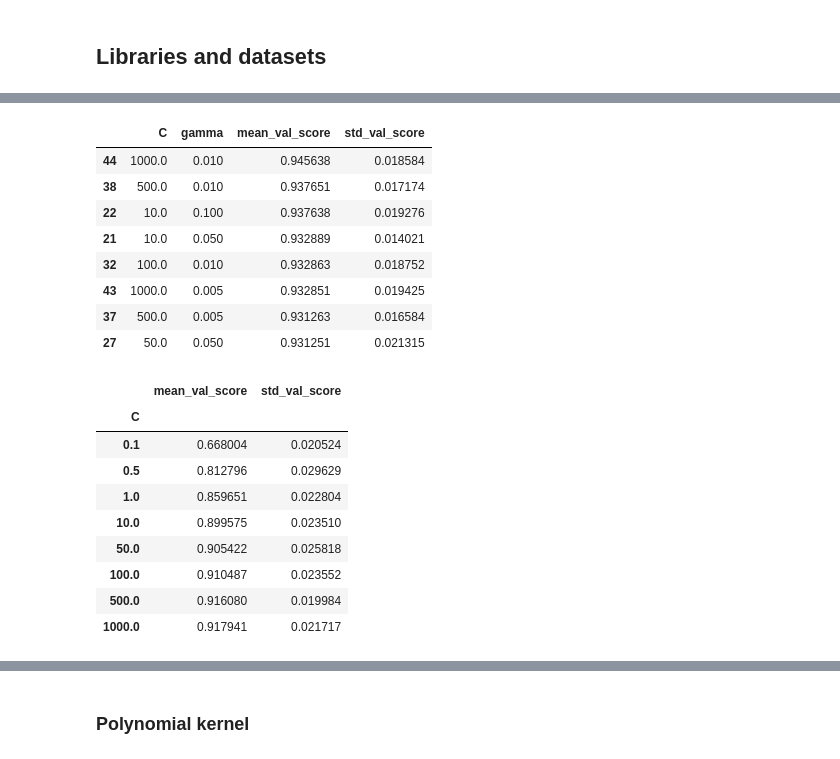
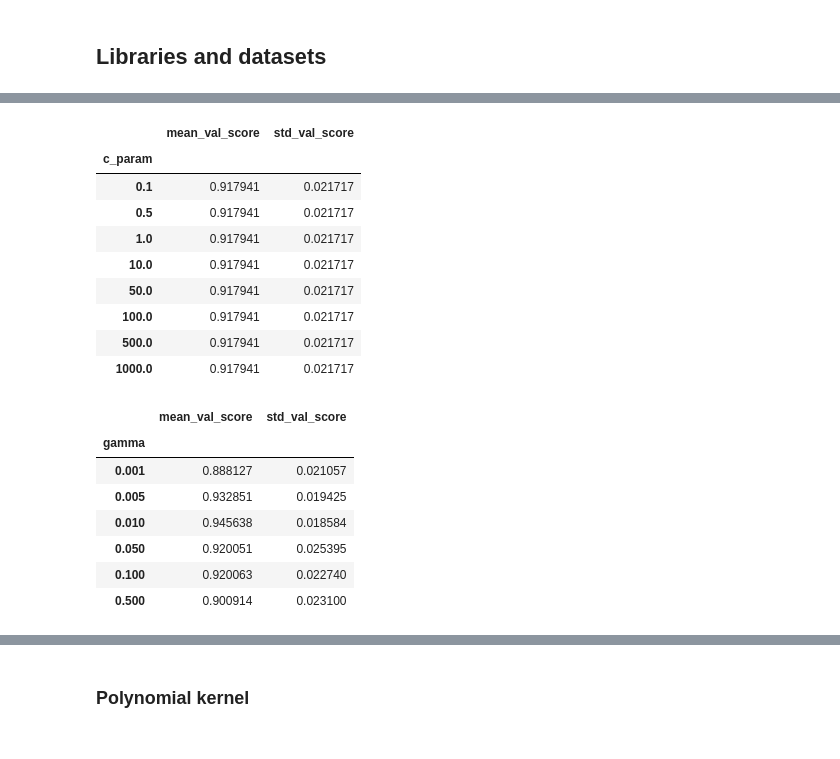
Before and after one commit to frankpietro/dm-project, a Jupyter notebook: DM_DonatiFrancaviglia_TASK3/SVC.ipynb, the cells around one changed output, grey strips where cells are left out. Drawn from its saved outputs; the diff is of its cells as text; code cells hidden in the pictures.

```diff
--- a/DM_DonatiFrancaviglia_TASK3/SVC.ipynb
+++ b/DM_DonatiFrancaviglia_TASK3/SVC.ipynb
@@ -29,17 +21,19 @@ y = train_y.values
 # %%
-kernel = 'rbf'
-
-C_list = [0.1, 0.5, 1, 10, 50, 100, 500, 1000]
-gamma_list = [0.001, 0.005, 0.01, 0.05, 0.1, 0.5]
-
-hyperparams_grid = itertools.product(C_list, gamma_list)
-
+# parameters dictionary for Decision Tree grid search
+param_d = {
+    KRL: ['rbf'],
+    CPRM: [0.1, 0.5, 1, 10, 50, 100, 500, 1000],
+    GMM: [0.001, 0.005, 0.01, 0.05, 0.1, 0.5]
+}
+# iteration on parameters to collect results
+grid = itertools.product(*[param_d[key] for key in sorted(param_d)])
 results = []
-
-for C_val, gamma in hyperparams_grid:
-    SVC_model=SVC(kernel=kernel, gamma=gamma, C=C_val)
-    mean_val_score, std_val_score = cross_validation_summary(SVC_model, x, y)
-    res = C_val, gamma, mean_val_score, std_val_score
+for c_param, gamma, kernel in grid:
+    model = SVC(kernel=kernel, gamma=gamma, C=c_val)
+    mean_val_score, std_val_score = cross_validation_summary(model, train_x.values, train_y.values)
+    res = c_param, gamma, kernel, mean_val_score, std_val_score
     results.append(res)
 
-rbf_df = pd.DataFrame(results, columns=['C', 'gamma', MVS, SVS])
+# print top 5 combination results
+result_df = pd.DataFrame(results, columns=sorted(param_d) + [MVS, SVS])
+result_df.sort_values(MVS, ascending=False).head(8)
@@ -46,25 +50,24 @@ rbf_df = pd.DataFrame(results, columns=['C', 'gamma', MVS, SVS])
 # %%
-rbf_df.sort_values(MVS, ascending=False).head(8)
+result_df.groupby(CPRM)[MVS, SVS].mean().sort_values(MVS, ascending=False)
 # %% [output]
-|  | C | gamma | mean_val_score | std_val_score |
-| 44 | 1000.0 | 0.010 | 0.945638 | 0.018584 |
-| 38 | 500.0 | 0.010 | 0.937651 | 0.017174 |
-| 22 | 10.0 | 0.100 | 0.937638 | 0.019276 |
-| 21 | 10.0 | 0.050 | 0.932889 | 0.014021 |
-| 32 | 100.0 | 0.010 | 0.932863 | 0.018752 |
-| 43 | 1000.0 | 0.005 | 0.932851 | 0.019425 |
-| 37 | 500.0 | 0.005 | 0.931263 | 0.016584 |
-| 27 | 50.0 | 0.050 | 0.931251 | 0.021315 |
+|  | mean_val_score | std_val_score |
+| c_param |  |  |
+| 0.1 | 0.917941 | 0.021717 |
+| 0.5 | 0.917941 | 0.021717 |
+| 1.0 | 0.917941 | 0.021717 |
+| 10.0 | 0.917941 | 0.021717 |
+| 50.0 | 0.917941 | 0.021717 |
+| 100.0 | 0.917941 | 0.021717 |
+| 500.0 | 0.917941 | 0.021717 |
+| 1000.0 | 0.917941 | 0.021717 |
 # %%
-rbf_df.groupby('C')[MVS, SVS].mean()
+result_df.groupby(GMM)[MVS, SVS].mean().sort_values(MVS, ascending=False)
 # %% [output]
 |  | mean_val_score | std_val_score |
-| C |  |  |
-| 0.1 | 0.668004 | 0.020524 |
-| 0.5 | 0.812796 | 0.029629 |
-| 1.0 | 0.859651 | 0.022804 |
-| 10.0 | 0.899575 | 0.023510 |
-| 50.0 | 0.905422 | 0.025818 |
-| 100.0 | 0.910487 | 0.023552 |
-| 500.0 | 0.916080 | 0.019984 |
-| 1000.0 | 0.917941 | 0.021717 |
+| gamma |  |  |
+| 0.001 | 0.888127 | 0.021057 |
+| 0.005 | 0.932851 | 0.019425 |
+| 0.010 | 0.945638 | 0.018584 |
+| 0.050 | 0.920051 | 0.025395 |
+| 0.100 | 0.920063 | 0.022740 |
+| 0.500 | 0.900914 | 0.023100 |
```
Also changed, not shown: parts of 9 cells of this notebook, 3 other files.
